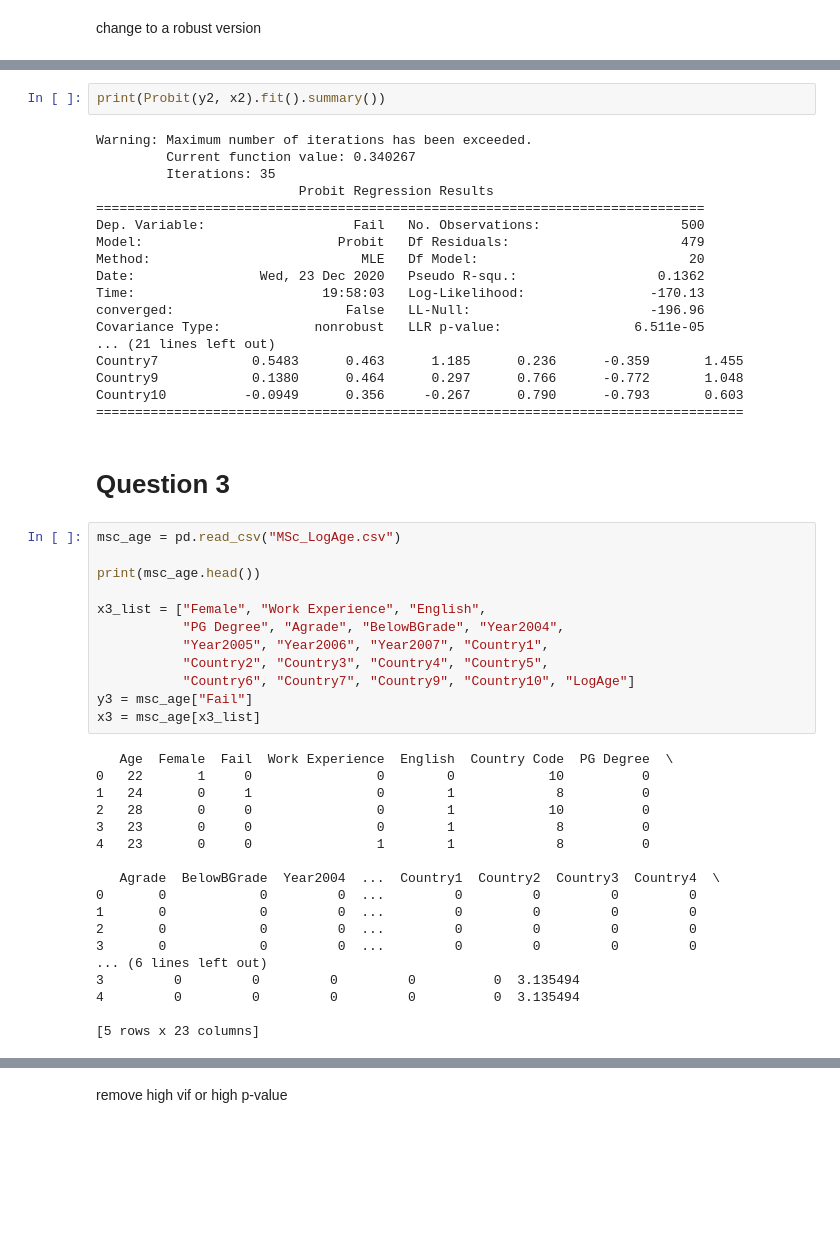
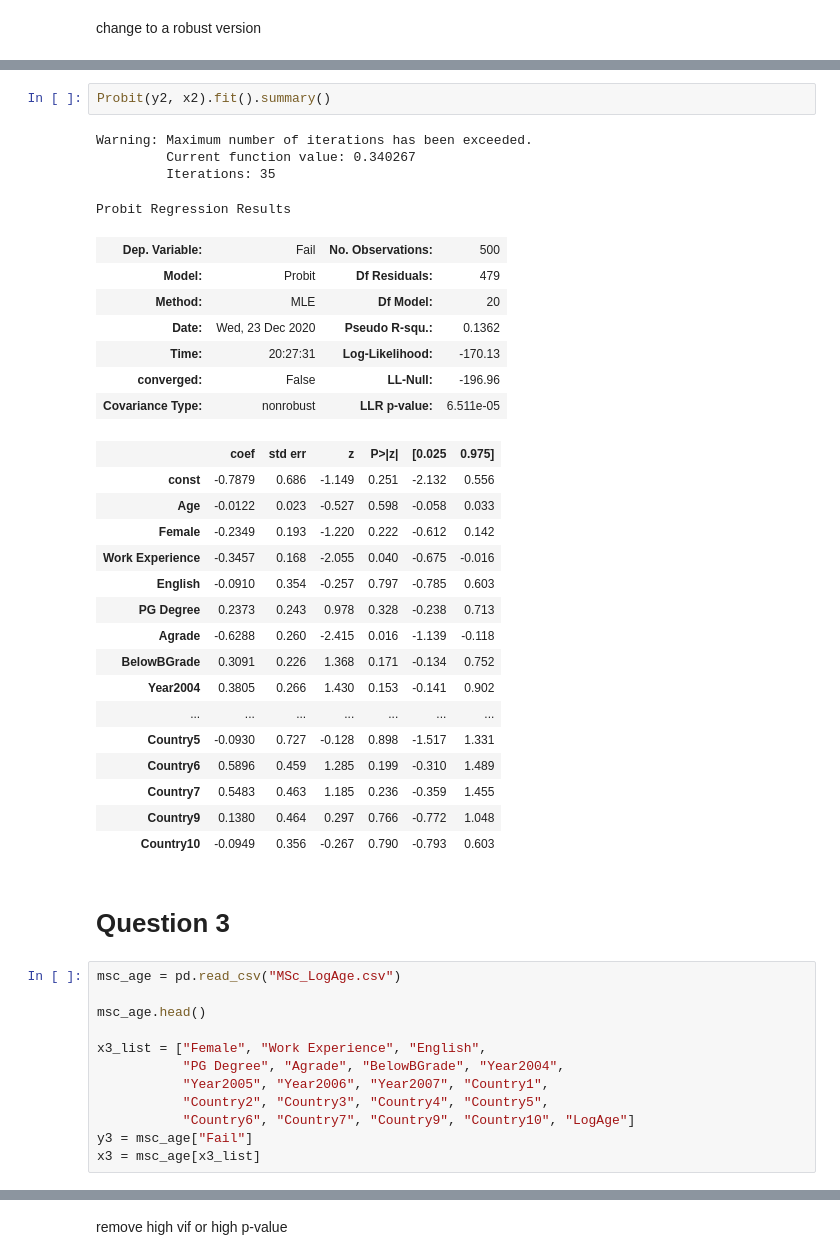
Before and after one commit to imfulee/econometric, a Jupyter notebook: case-4/case-4.ipynb, the cells around one changed output, grey strips where cells are left out. Saved outputs shown, nothing was run; the diff lists cells and outputs as text; blank space fills up the shorter version.

```diff
--- a/case-4/case-4.ipynb
+++ b/case-4/case-4.ipynb
@@ -197,29 +253,39 @@ Country10          -0.1930      0.628     -0.307      0.759      -1.424       1.
 # %%
-print(Probit(y2, x2).fit().summary())
+Probit(y2, x2).fit().summary()
 # %% [output]
 Warning: Maximum number of iterations has been exceeded.
          Current function value: 0.340267
          Iterations: 35
-                          Probit Regression Results
-==============================================================================
-Dep. Variable:                   Fail   No. Observations:                  500
-Model:                         Probit   Df Residuals:                      479
-Method:                           MLE   Df Model:                           20
-Date:                Wed, 23 Dec 2020   Pseudo R-squ.:                  0.1362
-Time:                        19:58:03   Log-Likelihood:                -170.13
-converged:                      False   LL-Null:                       -196.96
-Covariance Type:            nonrobust   LLR p-value:                 6.511e-05
-... (21 lines left out)
-Country7            0.5483      0.463      1.185      0.236      -0.359       1.455
-Country9            0.1380      0.464      0.297      0.766      -0.772       1.048
-Country10          -0.0949      0.356     -0.267      0.790      -0.793       0.603
-===================================================================================
+Probit Regression Results
+| Dep. Variable: | Fail | No. Observations: | 500 |
+| Model: | Probit | Df Residuals: | 479 |
+| Method: | MLE | Df Model: | 20 |
+| Date: | Wed, 23 Dec 2020 | Pseudo R-squ.: | 0.1362 |
+| Time: | 20:27:31 | Log-Likelihood: | -170.13 |
+| converged: | False | LL-Null: | -196.96 |
+| Covariance Type: | nonrobust | LLR p-value: | 6.511e-05 |
+|  | coef | std err | z | P>|z| | [0.025 | 0.975] |
+| const | -0.7879 | 0.686 | -1.149 | 0.251 | -2.132 | 0.556 |
+| Age | -0.0122 | 0.023 | -0.527 | 0.598 | -0.058 | 0.033 |
+| Female | -0.2349 | 0.193 | -1.220 | 0.222 | -0.612 | 0.142 |
+| Work Experience | -0.3457 | 0.168 | -2.055 | 0.040 | -0.675 | -0.016 |
+| English | -0.0910 | 0.354 | -0.257 | 0.797 | -0.785 | 0.603 |
+| PG Degree | 0.2373 | 0.243 | 0.978 | 0.328 | -0.238 | 0.713 |
+| Agrade | -0.6288 | 0.260 | -2.415 | 0.016 | -1.139 | -0.118 |
+| BelowBGrade | 0.3091 | 0.226 | 1.368 | 0.171 | -0.134 | 0.752 |
+| Year2004 | 0.3805 | 0.266 | 1.430 | 0.153 | -0.141 | 0.902 |
+| ... | ... | ... | ... | ... | ... | ... |
+| Country5 | -0.0930 | 0.727 | -0.128 | 0.898 | -1.517 | 1.331 |
+| Country6 | 0.5896 | 0.459 | 1.285 | 0.199 | -0.310 | 1.489 |
+| Country7 | 0.5483 | 0.463 | 1.185 | 0.236 | -0.359 | 1.455 |
+| Country9 | 0.1380 | 0.464 | 0.297 | 0.766 | -0.772 | 1.048 |
+| Country10 | -0.0949 | 0.356 | -0.267 | 0.790 | -0.793 | 0.603 |
 # %% [markdown]
 # Question 3
 # %%
 msc_age = pd.read_csv("MSc_LogAge.csv")
 
-print(msc_age.head())
+msc_age.head()
 
 x3_list = ["Female", "Work Experience", "English",
            "PG Degree", "Agrade", "BelowBGrade", "Year2004",
@@ -228,22 +294,4 @@ x3_list = ["Female", "Work Experience", "English",
            "Country6", "Country7", "Country9", "Country10", "LogAge"]
 y3 = msc_age["Fail"]
 x3 = msc_age[x3_list]
-# %% [output]
-   Age  Female  Fail  Work Experience  English  Country Code  PG Degree  \
-0   22       1     0                0        0            10          0
-1   24       0     1                0        1             8          0
-2   28       0     0                0        1            10          0
-3   23       0     0                0        1             8          0
-4   23       0     0                1        1             8          0
-
-   Agrade  BelowBGrade  Year2004  ...  Country1  Country2  Country3  Country4  \
-0       0            0         0  ...         0         0         0         0
-1       0            0         0  ...         0         0         0         0
-2       0            0         0  ...         0         0         0         0
-3       0            0         0  ...         0         0         0         0
-... (6 lines left out)
-3         0         0         0         0          0  3.135494
-4         0         0         0         0          0  3.135494
-
-[5 rows x 23 columns]
 # %%
```
Also changed, not shown: parts of 13 cells of this notebook, 1 other file.
